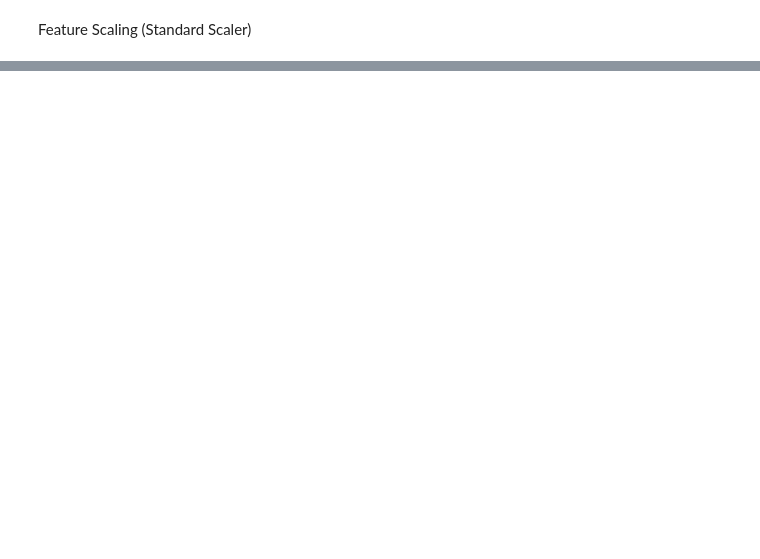
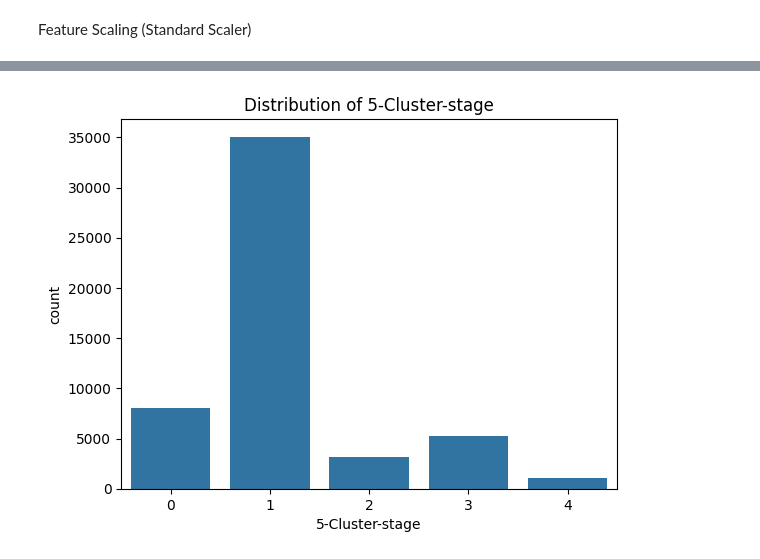
Before and after one commit to Aomaphisara/ULckdresearch2023, a Jupyter notebook: K_means_Clustering.ipynb, the cells around one changed output, grey strips where cells are left out. Saved outputs shown, nothing was run; the diff lists cells and outputs as text; code cells hidden in the pictures; blank space fills up the shorter version.

```diff
--- a/K_means_Clustering.ipynb
+++ b/K_means_Clustering.ipynb
@@ -216,0 +162,6 @@ slope_k4.head()
+# %%
+from sklearn.cluster import KMeans
+stage_k5 = scale_data.copy()
+kmeans = KMeans(n_clusters=5, random_state=0, n_init="auto").fit(stage_k5)
+stage_k5['5-Cluster-stage']=kmeans.labels_
+stage_k5.head()
@@ -216,0 +176,8 @@ slope_k4.head()
+# %%
+import seaborn as sns
+import matplotlib.pyplot as plt
+sns.countplot(x='5-Cluster-stage', data=stage_k5)
+plt.title('Distribution of 5-Cluster-stage')
+plt.show()
+# %% [output]
+[figure, added]
```
Also changed, not shown: parts of 41 cells of this notebook.
